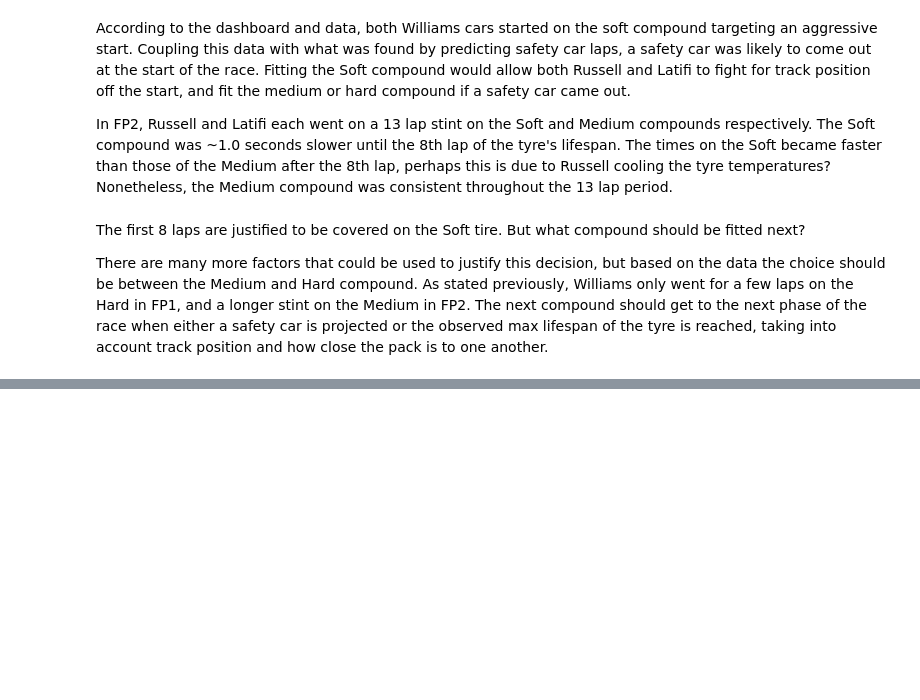
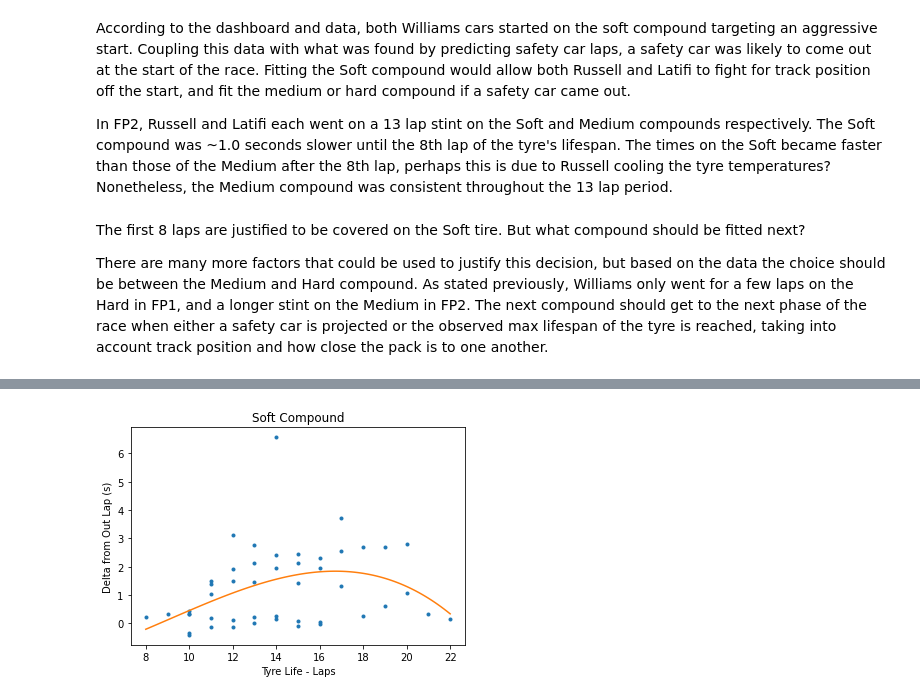
Before and after one commit to andrewdefante/andrew_repo, a Jupyter notebook: f1_pred/pred/Lap Time Predictor.ipynb, the cells around one changed output, grey strips where cells are left out. Saved outputs shown, nothing was run; the diff lists cells and outputs as text; code cells hidden in the pictures; blank space fills up the shorter version.

```diff
--- a/f1_pred/pred/Lap Time Predictor.ipynb
+++ b/f1_pred/pred/Lap Time Predictor.ipynb
@@ -185,0 +196,20 @@ Based on this preiction the Medium compound is faster by 0.1 seconds at lap 13 o
+# %%
+pr_soft.head()
+X_soft = pr_soft["TyreLife"]
+y_soft = pr_soft["OL_delta"]
+
+xs = X_soft
+ys = y_soft
+# %%
+zs = np.polyfit(xs, ys, 3)
+
+ps = np.poly1d(zs)
+
+xps = np.linspace(xs.min(), xs.max(), 100)
+plt.ylabel("Delta from Out Lap (s)")
+plt.xlabel("Tyre Life - Laps")
+plt.title("Soft Compound")
+plt.plot(xs, ys, '.', xps, ps(xps), '-')
+plt.show()
+# %% [output]
+[figure, added]
```
Also changed, not shown: parts of 56 cells of this notebook.
